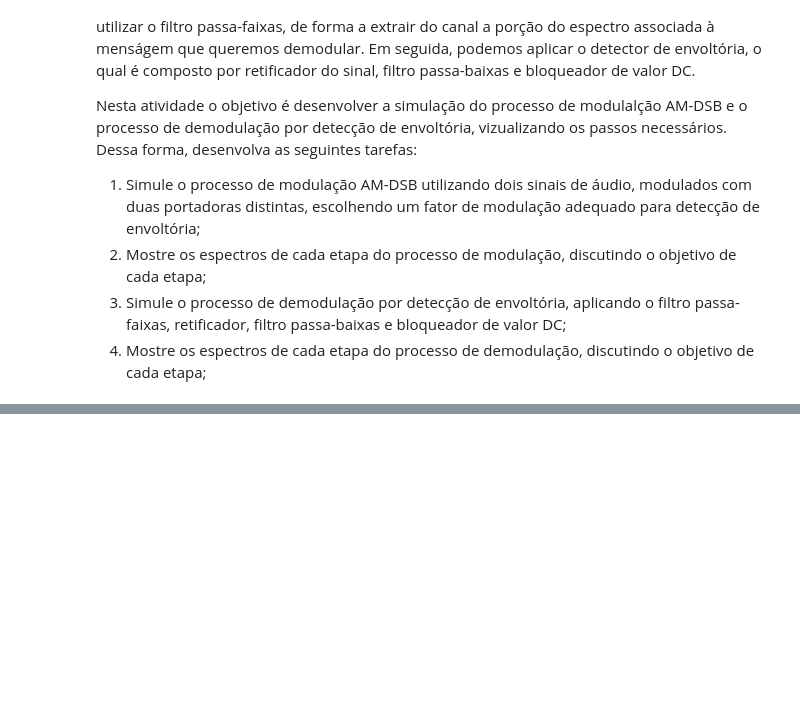
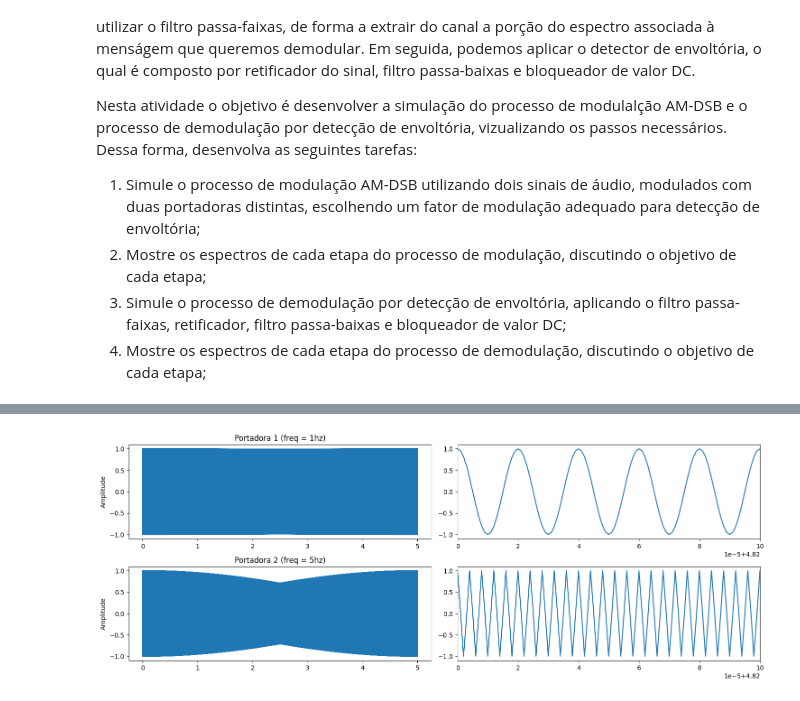
Before and after one commit to iyisakuma/PComunicacao, a Jupyter notebook: Atividade_1_Modulação_AM.ipynb, the cells around one changed output, grey strips where cells are left out. Saved outputs shown, nothing was run; the diff lists cells and outputs as text; code cells hidden in the pictures; blank space fills up the shorter version.

```diff
--- a/Atividade_1_Modulação_AM.ipynb
+++ b/Atividade_1_Modulação_AM.ipynb
@@ -379,0 +455,41 @@ from scipy.signal import butter, filtfilt
+# %%
+# Frequência da portadora da rádio 1 [Hz]
+fc1 = 5e4
+
+# Criando a portadora 1
+eixo_t=np.linspace(0, 5, len(array_audio_1_superamostrado))
+portadora_1=np.zeros([len(array_audio_1_superamostrado)])
+for i in range(0,len(array_audio_1_superamostrado)):
+    portadora_1[i]=np.cos(2*np.pi*fc1*eixo_t[i])
+
+# Frequência da portadora da rádio 5 [Hz]
+fc2 = 5 *fc1
+
+# Criando a portadora 2
+eixo_t=np.linspace(0, 5, len(array_audio_2_superamostrado))
+portadora_2=np.zeros([len(array_audio_2_superamostrado)])
+for i in range(0,len(array_audio_2_superamostrado)):
+    portadora_2[i]=np.cos(2*np.pi*fc2*eixo_t[i])
+# %%
+eixo_t=np.linspace(0, 5, len(array_audio_1_superamostrado))
+# Plotando o sinal de áudio
+plt.figure(figsize = (15, 8))
+plt.subplot(3,2,1)
+plt.plot(eixo_t,portadora_1)
+plt.ylabel('Amplitude')
+plt.title('Portadora 1 (freq = 1hz)')
+plt.subplot(3,2,2)
+plt.plot(eixo_t,portadora_1)
+plt.xlim(4.82, 4.8201)
+
+# Plotando o sinal de áudio
+plt.subplot(3,2,3)
+plt.plot(eixo_t,portadora_2)
+plt.ylabel('Amplitude')
+plt.title('Portadora 2 (freq = 5hz)')
+plt.subplot(3,2,4)
+plt.plot(eixo_t,portadora_2)
+plt.xlim(4.82, 4.8201)
+plt.tight_layout()
+# %% [output]
+[figure, added]
```
Also changed, not shown: parts of 13 cells of this notebook.
